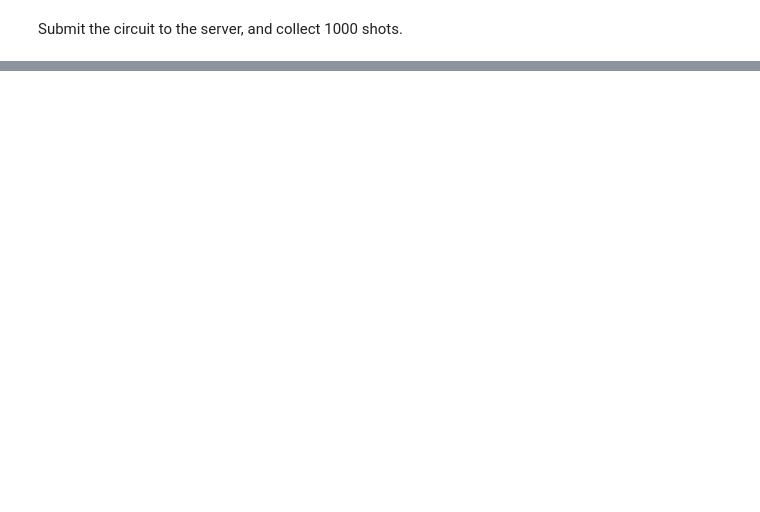
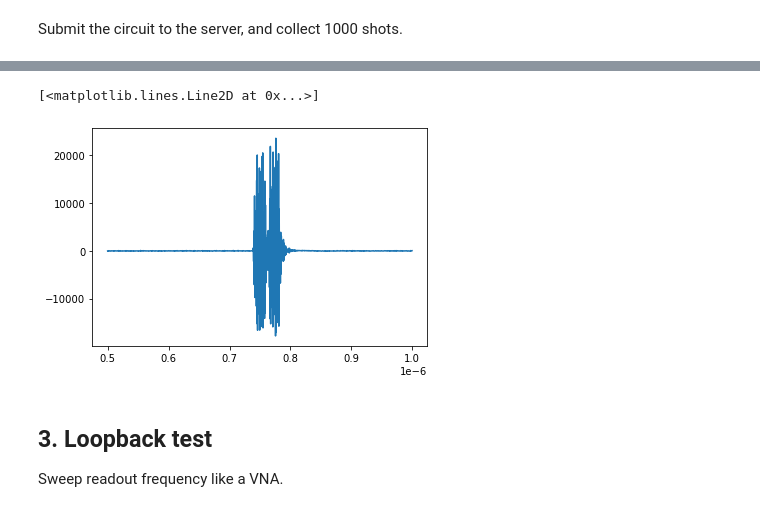
Before and after one commit to lblQubic/qce23tutorial, a Jupyter notebook: Hardware Demo Part 2.ipynb, the cells around one changed output, grey strips where cells are left out. Cells and saved outputs as stored; diff of their text form; code cells hidden in the pictures; blank space fills up the shorter version.

```diff
--- a/Hardware Demo Part 2.ipynb
+++ b/Hardware Demo Part 2.ipynb
@@ -139,0 +126,35 @@ s11 = runner.run_circuit_batch([raw_asm], 100000, delay_per_shot=0)
+# %%
+circuit_3 = [
+
+    # allow qubit to decay to 0 state between shots
+    {'name': 'delay', 't': 500.e-9},
+
+    # set Q3 state to |1>
+    {'name': 'X90', 'qubit': 'Q3'},
+    {'name': 'X90', 'qubit': 'Q3'},
+
+    # set Q6 to a state on the equator
+    {'name': 'X90', 'qubit': 'Q6'},
+
+    # schedule barrier ensures that both readouts start after the pulses
+    {'name': 'barrier', 'qubit': ['Q3', 'Q6']},
+
+    # play readout gates for measurement
+    {'name': 'read', 'qubit': 'Q3'},
+    {'name': 'read', 'qubit': 'Q6'}
+
+]
+# %%
+compiled_prog = tc.run_compile_stage(circuit_3, fpga_config, qchip)
+raw_asm = tc.run_assemble_stage(compiled_prog, channel_configs)
+s11 = runner.run_circuit_batch([raw_asm], 1000, delay_per_shot=0)
+# %%
+acq_data = runner.load_and_run_acq(raw_asm, n_total_shots=1, acq_chans=['0','1'], trig_delay=0e-9)
+time_step=0.5e-9
+plt.plot(np.arange(0,acq_data['1'].shape[1]*time_step,time_step)[1000:2000],np.average(acq_data['1'], axis=0)[1000:2000])
+# %% [output]
+[<matplotlib.lines.Line2D at 0x...>]
+[figure, added]
+# %% [markdown]
+## 3. Loopback test
+Sweep readout frequency like a VNA.
```
Also changed, not shown: parts of 44 cells of this notebook, 1 other file.
